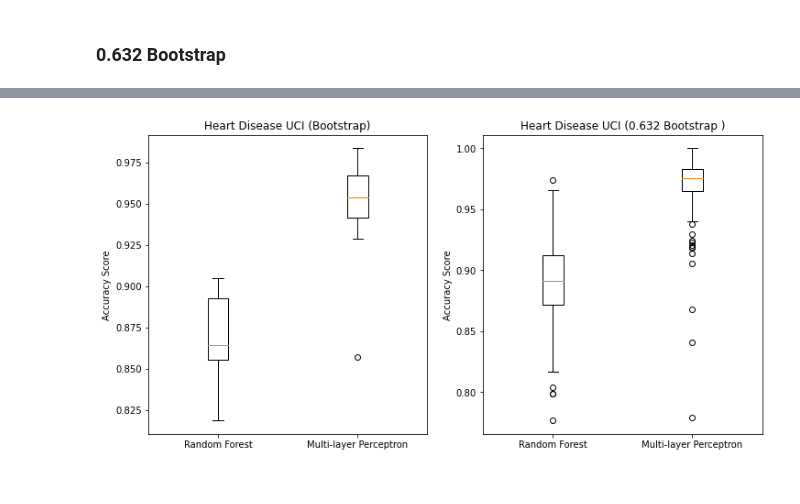
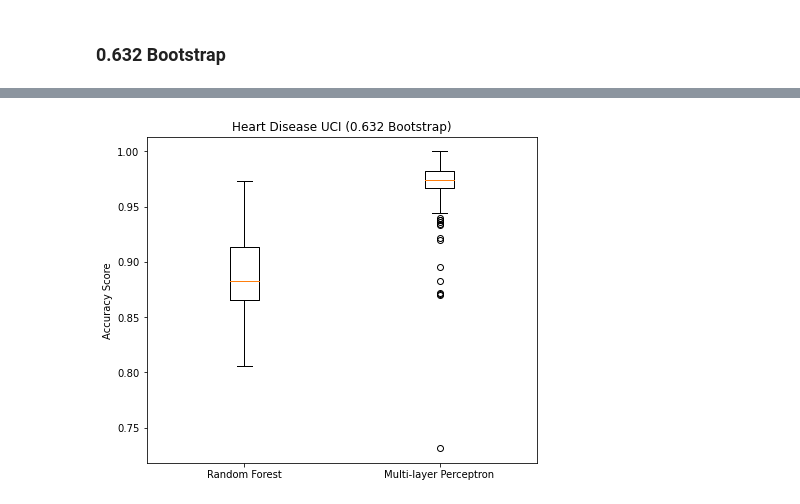
Before and after one commit to amir-rahnama/model_selection_playground, a Jupyter notebook: Model Selection.ipynb, the cells around one changed output, grey strips where cells are left out. Drawn from its saved outputs; the diff is of its cells as text; code cells hidden in the pictures.

```diff
--- a/Model Selection.ipynb
+++ b/Model Selection.ipynb
@@ -97,14 +101,14 @@ rs = ShuffleSplit(n_splits=20, test_size=.5, random_state=0)
 stats_rholdout_50 = {'rf': [], 'mlp': []}
 
 for train_index, test_index in rs.split(X):
-    rf = RandomForestClassifier(max_depth=2, random_state=0).fit(X[train_index], y[train_index])
+    rf = RandomForestClassifier(max_depth=2, random_state=0).fit(X[train_index], Y[train_index])
     y_pred_rf = rf.predict(X[test_index])
-    rf_ac = accuracy_score(y[test_index], y_pred_rf)
+    rf_ac = accuracy_score(Y[test_index], y_pred_rf)
     stats_rholdout_50['rf'].append(rf_ac)
 
-    mlp = MLPClassifier(random_state=1, max_iter=2000).fit(X[train_index], y[train_index])
+    mlp = MLPClassifier(random_state=1, max_iter=3000).fit(X[train_index], Y[train_index])
     y_pred_mlp = mlp.predict(X[test_index])
-    mlp_ac = accuracy_score(y[test_index], y_pred_mlp)
+    mlp_ac = accuracy_score(Y[test_index], y_pred_mlp)
 
     stats_rholdout_50['mlp'].append(mlp_ac)
 # %%
@@ -112,14 +116,14 @@ rs = ShuffleSplit(n_splits=20, test_size=.25, random_state=0)
 stats_rholdout_25 = {'rf': [], 'mlp': []}
 
 for train_index, test_index in rs.split(X):
-    rf = RandomForestClassifier(max_depth=2, random_state=0).fit(X[train_index], y[train_index])
+    rf = RandomForestClassifier(max_depth=2, random_state=0).fit(X[train_index], Y[train_index])
     y_pred_rf = rf.predict(X[test_index])
-    rf_ac = accuracy_score(y[test_index], y_pred_rf)
+    rf_ac = accuracy_score(Y[test_index], y_pred_rf)
     stats_rholdout_25['rf'].append(rf_ac)
 
-    mlp = MLPClassifier(random_state=1, max_iter=2000).fit(X[train_index], y[train_index])
+    mlp = MLPClassifier(random_state=1, max_iter=2000).fit(X[train_index], Y[train_index])
     y_pred_mlp = mlp.predict(X[test_index])
-    mlp_ac = accuracy_score(y[test_index], y_pred_mlp)
+    mlp_ac = accuracy_score(Y[test_index], y_pred_mlp)
 
     stats_rholdout_25['mlp'].append(mlp_ac)
 # %%
@@ -152,14 +156,14 @@ print('95%% Confidence interval: [%.2f, %.2f]' % (100*lower_rf, 100*upper))
 ### Bootstrap resampling
 # %%
 n_iterations = 50
-n_size = int(len(data) * 0.5)
+n_size = int(len(X) * 0.5)
 
 stats_50 = {'rf': [], 'mlp': []}
 
 for i in range(n_iterations):
 
-    train = resample(values, n_samples = n_size)
-    test = np.array([x for x in values if x.tolist() not in train.tolist()])
+    train = resample(X, n_samples = n_size)
+    test = np.array([x for x in X if x.tolist() not in train.tolist()])
 
     rf = RandomForestClassifier(max_depth=2, random_state=0).fit(train[:,:-1], train[:,-1])
     y_pred_rf = rf.predict(test[:,:-1])
@@ -173,14 +177,14 @@ for i in range(n_iterations):
     stats_50['mlp'].append(mlp_ac)
 # %%
 n_iterations = 50
-n_size = int(len(data) * 0.7)
+n_size = int(len(X) * 0.7)
 
 stats_70 = {'rf': [], 'mlp': []}
 
 for i in range(n_iterations):
 
-    train = resample(values, n_samples = n_size)
-    test = np.array([x for x in values if x.tolist() not in train.tolist()])
+    train = resample(X, n_samples = n_size)
+    test = np.array([x for x in X if x.tolist() not in train.tolist()])
 
     rf = RandomForestClassifier(max_depth=2, random_state=0).fit(train[:,:-1], train[:,-1])
     y_pred_rf = rf.predict(test[:,:-1])
@@ -261,16 +265,12 @@ MLP 95% Confidence interval (0.632): [91.81, 99.17]
 # %%
-fig, ax = plt.subplots(1, 2, figsize=(12, 6))
+fig, ax = plt.subplots(1, 1, figsize=(7, 6))
 
-ax[0].boxplot([stats['rf'], stats['mlp']])
-ax[0].set_xticklabels(['Random Forest', 'Multi-layer Perceptron'])
-ax[0].set_ylabel('Accuracy Score')
-ax[0].set_title('Heart Disease UCI (Bootstrap)')
+ax.boxplot([rf_scores_0632, mlp_scores_0632])
+ax.set_xticklabels(['Random Forest', 'Multi-layer Perceptron'])
+ax.set_ylabel('Accuracy Score')
+ax.set_title('Heart Disease UCI (0.632 Bootstrap)')
 
-ax[1].boxplot([rf_scores_0632, mlp_scores_0632])
-ax[1].set_xticklabels(['Random Forest', 'Multi-layer Perceptron'])
-ax[1].set_ylabel('Accuracy Score')
-ax[1].set_title('Heart Disease UCI (0.632 Bootstrap )')
 
 plt.show()
 # %% [output]
-[figure, old version]
+[figure, new version]
```
Also changed, not shown: parts of 15 cells of this notebook.
